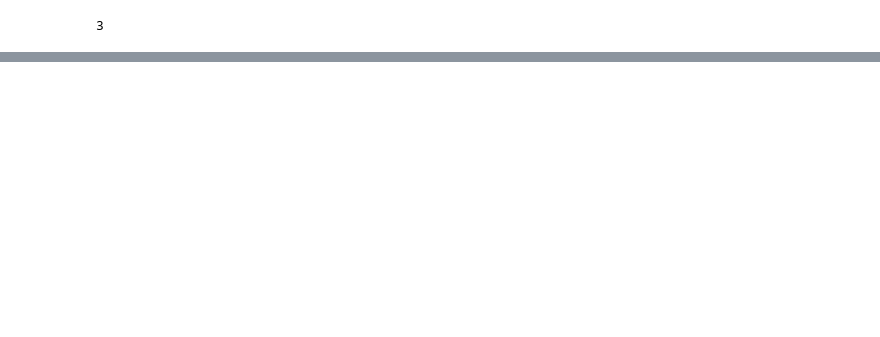
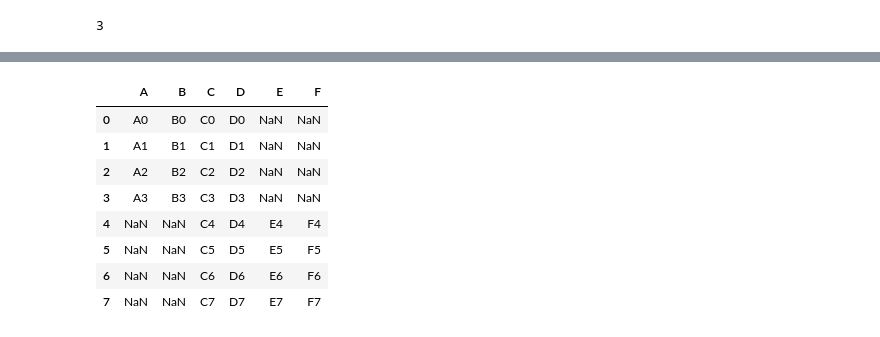
Before and after one commit to miltonarica92/proyecto_base, a Jupyter notebook: pandas_1.ipynb, the cells around one changed output, grey strips where cells are left out. Cells and saved outputs as stored; diff of their text form; code cells hidden in the pictures; blank space fills up the shorter version.

```diff
--- a/pandas_1.ipynb
+++ b/pandas_1.ipynb
@@ -329,0 +637,10 @@ C.sum()
+# %%
+df1 = pd.DataFrame({'A': ['A0', 'A1', 'A2', 'A3'],
+'B': ['B0', 'B1', 'B2', 'B3'],
+'C': ['C0', 'C1', 'C2', 'C3'],
+'D': ['D0', 'D1', 'D2', 'D3']})
+
+df2 = pd.DataFrame({'C': ['C4', 'C5', 'C6', 'C7'],
+'D': ['D4', 'D5', 'D6', 'D7'],
+'E': ['E4', 'E5', 'E6', 'E7'],
+'F': ['F4', 'F5', 'F6', 'F7']})
@@ -329,0 +663,12 @@ C.sum()
+# %%
+pd.concat([df1, df2], ignore_index=True, sort=True, axis=0)
+# %% [output]
+|  | A | B | C | D | E | F |
+| 0 | A0 | B0 | C0 | D0 | NaN | NaN |
+| 1 | A1 | B1 | C1 | D1 | NaN | NaN |
+| 2 | A2 | B2 | C2 | D2 | NaN | NaN |
+| 3 | A3 | B3 | C3 | D3 | NaN | NaN |
+| 4 | NaN | NaN | C4 | D4 | E4 | F4 |
+| 5 | NaN | NaN | C5 | D5 | E5 | F5 |
+| 6 | NaN | NaN | C6 | D6 | E6 | F6 |
+| 7 | NaN | NaN | C7 | D7 | E7 | F7 |
```
Also changed, not shown: parts of 59 cells of this notebook.
